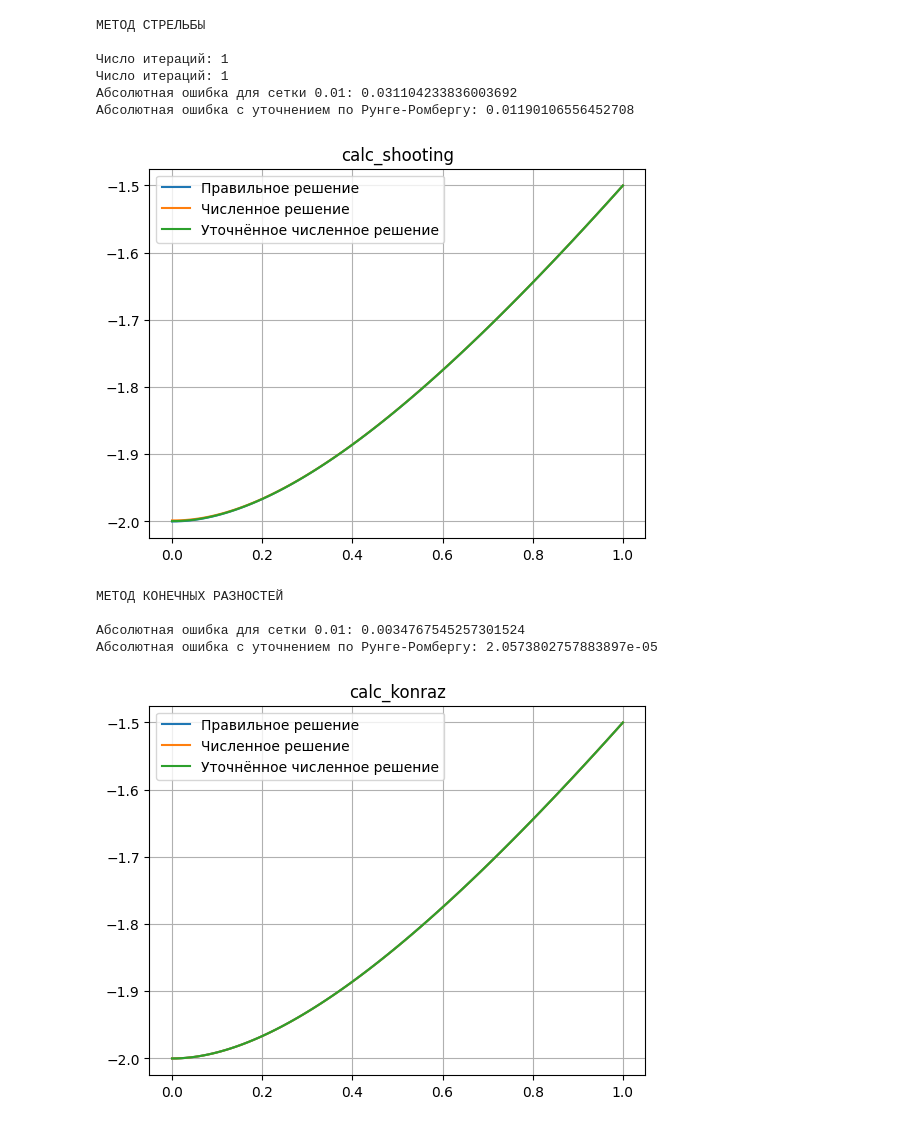
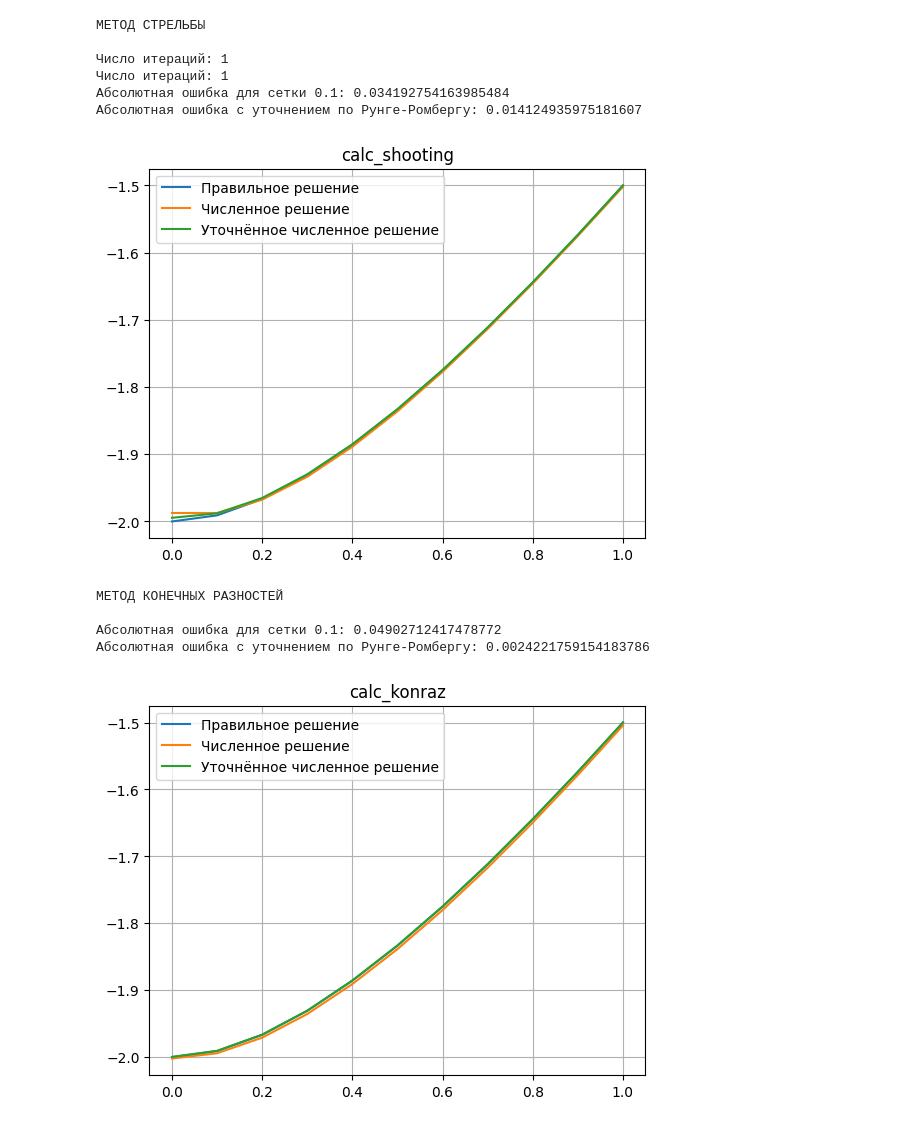
Before and after one commit to Crazy5202/Numeric_6_sem, a Jupyter notebook: Lab4/Files/4_2.ipynb, the cells around one changed output. Saved outputs shown, nothing was run; the diff lists cells and outputs as text; code cells hidden in the pictures.

```diff
--- a/Lab4/Files/4_2.ipynb
+++ b/Lab4/Files/4_2.ipynb
@@ -92,12 +92,14 @@ class NUMERIC_KOSHI_23:
             arg0 = arg1
             arg1 = new_arg
 
+            res1 = new_res
+
             algor0 = algor1
             algor1 = new_algor
 
         print(f"Число итераций: {iters}")
 
-        return new_res[0]
+        return res1[0]
 
     def calc_konraz(self, h):
         """Рассчитать методом конечных разностей."""
@@ -138,39 +140,39 @@ class NUMERIC_KOSHI_23:
 
         return solver.solve()
 
     def wrapper(self, h, method):
         """Обернуть метод для выполнения общего набора действий."""
         sum1 = method(h)
         sum2 = method(h/2)
         refined = self.runge(sum1, sum2)
         x_array = [self.x0 + h*i for i in range(int((self.x1-self.x0)/h)+1)]
 
         print(f"Абсолютная ошибка для сетки {h}: {self.calc_error(x_array, sum1)}")
         print(f"Абсолютная ошибка с уточнением по Рунге-Ромбергу: {self.calc_error(x_array, refined)}\n\n")
 
         self.plot(x_array, sum1, refined, method.__name__)
 
     def wrapper_wrapper(self, h):
         """Вызвать все методы."""
         print("\n\nМЕТОД СТРЕЛЬБЫ\n")
         self.wrapper(h, self.calc_shooting)
         print("\n\nМЕТОД КОНЕЧНЫХ РАЗНОСТЕЙ\n")
         self.wrapper(h, self.calc_konraz)
 
 if __name__ == "__main__":
     solver = NUMERIC_KOSHI_23()
 
-    solver.wrapper_wrapper(0.01)
+    solver.wrapper_wrapper(0.1)
 # %% [output]
 МЕТОД СТРЕЛЬБЫ
 
 Число итераций: 1
 Число итераций: 1
-Абсолютная ошибка для сетки 0.01: 0.031104233836003692
-Абсолютная ошибка с уточнением по Рунге-Ромбергу: 0.01190106556452708
+Абсолютная ошибка для сетки 0.1: 0.034192754163985484
+Абсолютная ошибка с уточнением по Рунге-Ромбергу: 0.014124935975181607
-[figure, old version]
+[figure, new version]
 МЕТОД КОНЕЧНЫХ РАЗНОСТЕЙ
 
-Абсолютная ошибка для сетки 0.01: 0.0034767545257301524
-Абсолютная ошибка с уточнением по Рунге-Ромбергу: 2.0573802757883897e-05
+Абсолютная ошибка для сетки 0.1: 0.04902712417478772
+Абсолютная ошибка с уточнением по Рунге-Ромбергу: 0.0024221759154183786
 [figure]
```
Also changed, not shown: 2 other files.
